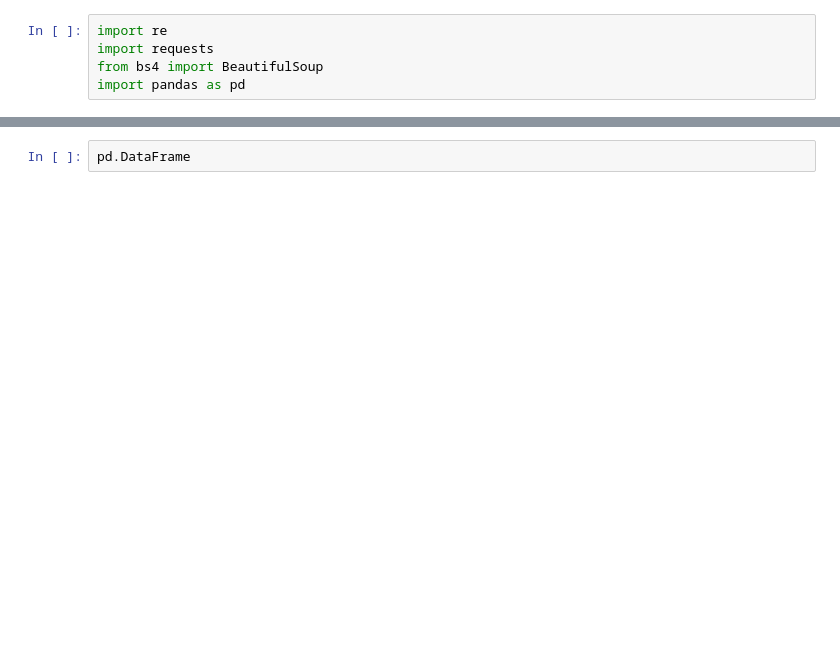
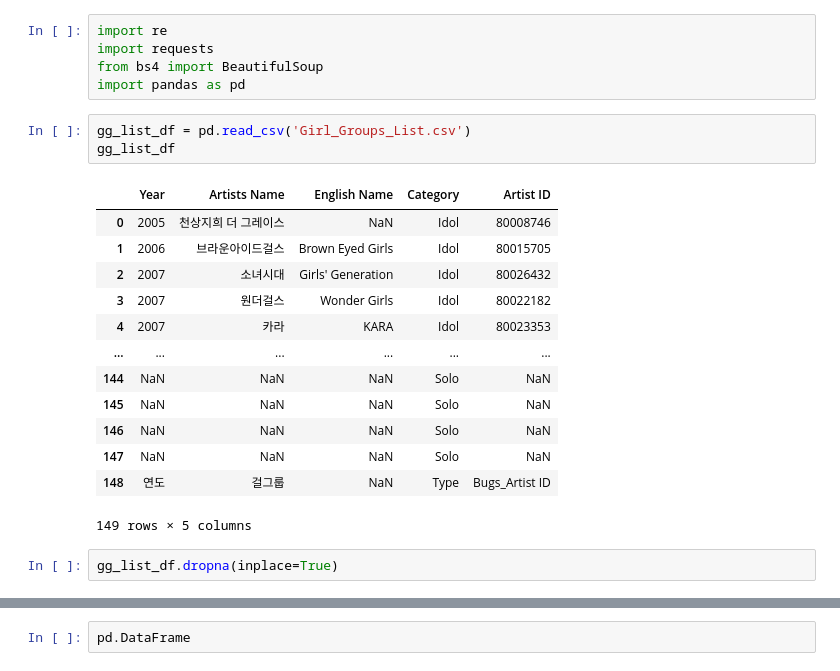
Before and after one commit to JiwonGigiShin/kpop_analysis, a Jupyter notebook: bugs_scraping.ipynb, the cells around one changed output, grey strips where cells are left out. Saved outputs shown, nothing was run; the diff lists cells and outputs as text; blank space fills up the shorter version.

```diff
--- a/bugs_scraping.ipynb
+++ b/bugs_scraping.ipynb
@@ -3,3 +3,22 @@ import re
 import requests
 from bs4 import BeautifulSoup
 import pandas as pd
+# %%
+gg_list_df = pd.read_csv('Girl_Groups_List.csv')
+gg_list_df
+# %% [output]
+|  | Year | Artists Name | English Name | Category | Artist ID |
+| 0 | 2005 | 천상지희 더 그레이스 | NaN | Idol | 80008746 |
+| 1 | 2006 | 브라운아이드걸스 | Brown Eyed Girls | Idol | 80015705 |
+| 2 | 2007 | 소녀시대 | Girls' Generation | Idol | 80026432 |
+| 3 | 2007 | 원더걸스 | Wonder Girls | Idol | 80022182 |
+| 4 | 2007 | 카라 | KARA | Idol | 80023353 |
+| ... | ... | ... | ... | ... | ... |
+| 144 | NaN | NaN | NaN | Solo | NaN |
+| 145 | NaN | NaN | NaN | Solo | NaN |
+| 146 | NaN | NaN | NaN | Solo | NaN |
+| 147 | NaN | NaN | NaN | Solo | NaN |
+| 148 | 연도 | 걸그룹 | NaN | Type | Bugs_Artist ID |
+149 rows × 5 columns
+# %%
+gg_list_df.dropna(inplace=True)
```
Also changed, not shown: parts of 5 cells of this notebook.
